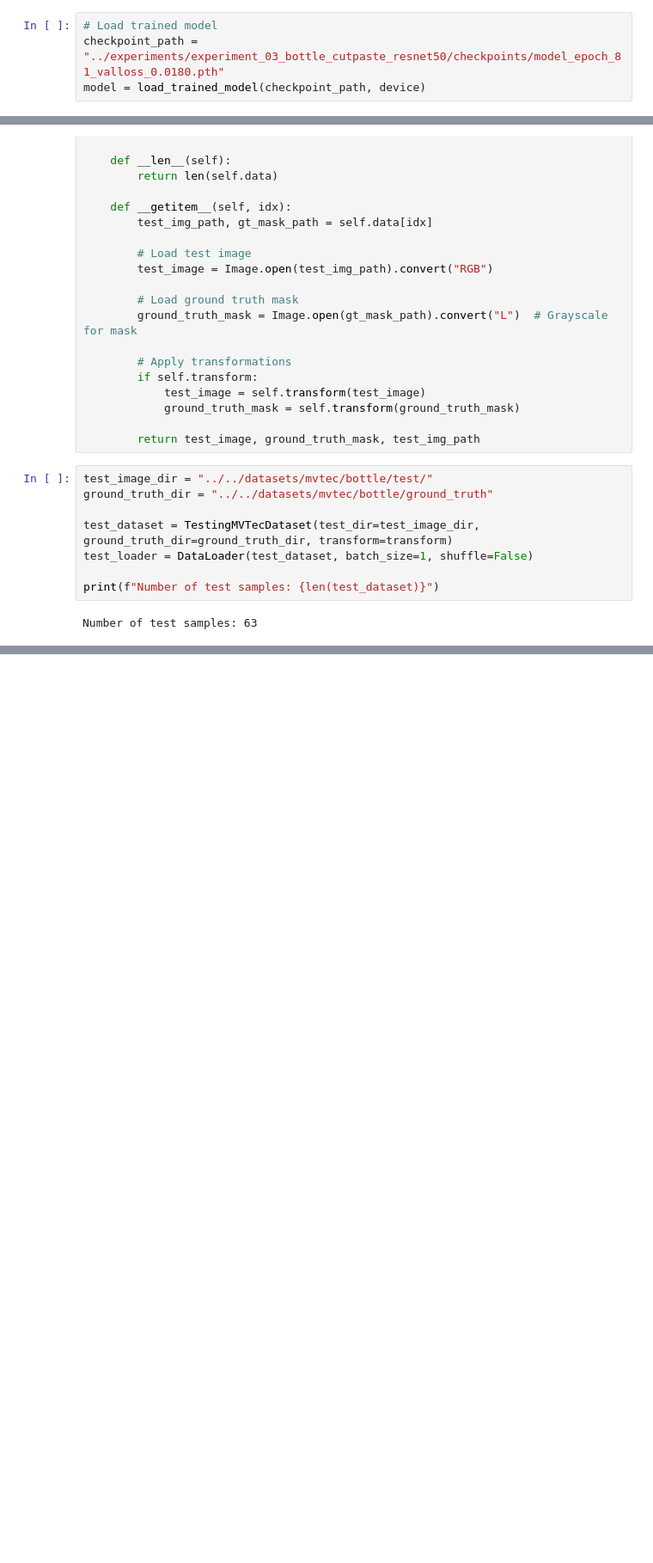
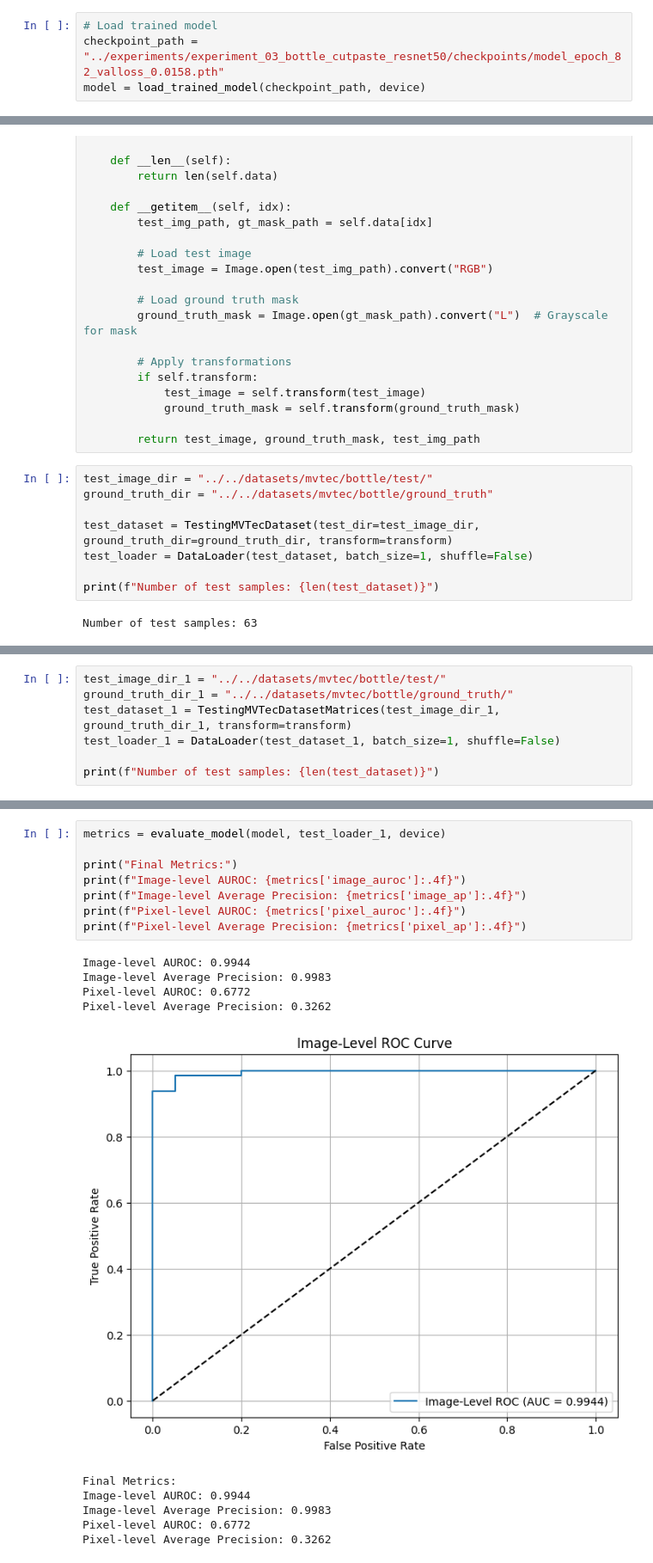
Before and after one commit to sameerhashmi36/anomaly_detection_computer_vision, a Jupyter notebook: mvtec_anomaly_detection_scipt/testing/test_bottle_cutpaste_experiment_01.ipynb, the cells around one changed output, grey strips where cells are left out. Shown at 86% size. Drawn from its saved outputs; the diff is of its cells as text; blank space fills up the shorter version.

Commit message:
mvtec_anomaly_detection_script and draem_revised

```diff
--- a/mvtec_anomaly_detection_scipt/testing/test_bottle_cutpaste_experiment_01.ipynb
+++ b/mvtec_anomaly_detection_scipt/testing/test_bottle_cutpaste_experiment_01.ipynb
@@ -137,7 +137,7 @@ def visualize_samples(model, test_loader, device, num_samples=10):
             #     return
 # %%
 # Load trained model
-checkpoint_path = "../experiments/experiment_03_bottle_cutpaste_resnet50/checkpoints/model_epoch_81_valloss_0.0180.pth"
+checkpoint_path = "../experiments/experiment_03_bottle_cutpaste_resnet50/checkpoints/model_epoch_82_valloss_0.0158.pth"
 model = load_trained_model(checkpoint_path, device)
 # %%
 # Criterion for loss calculation
@@ -317,0 +304,7 @@ AUROC: 0.9894
+# %%
+test_image_dir_1 = "../../datasets/mvtec/bottle/test/"
+ground_truth_dir_1 = "../../datasets/mvtec/bottle/ground_truth/"
+test_dataset_1 = TestingMVTecDatasetMatrices(test_image_dir_1, ground_truth_dir_1, transform=transform)
+test_loader_1 = DataLoader(test_dataset_1, batch_size=1, shuffle=False)
+
+print(f"Number of test samples: {len(test_dataset)}")
@@ -317,0 +399,19 @@ AUROC: 0.9894
+# %%
+metrics = evaluate_model(model, test_loader_1, device)
+
+print("Final Metrics:")
+print(f"Image-level AUROC: {metrics['image_auroc']:.4f}")
+print(f"Image-level Average Precision: {metrics['image_ap']:.4f}")
+print(f"Pixel-level AUROC: {metrics['pixel_auroc']:.4f}")
+print(f"Pixel-level Average Precision: {metrics['pixel_ap']:.4f}")
+# %% [output]
+Image-level AUROC: 0.9944
+Image-level Average Precision: 0.9983
+Pixel-level AUROC: 0.6772
+Pixel-level Average Precision: 0.3262
+[figure, added]
+Final Metrics:
+Image-level AUROC: 0.9944
+Image-level Average Precision: 0.9983
+Pixel-level AUROC: 0.6772
+Pixel-level Average Precision: 0.3262
```
Also changed, not shown: parts of 13 cells of this notebook, 23 other files.
